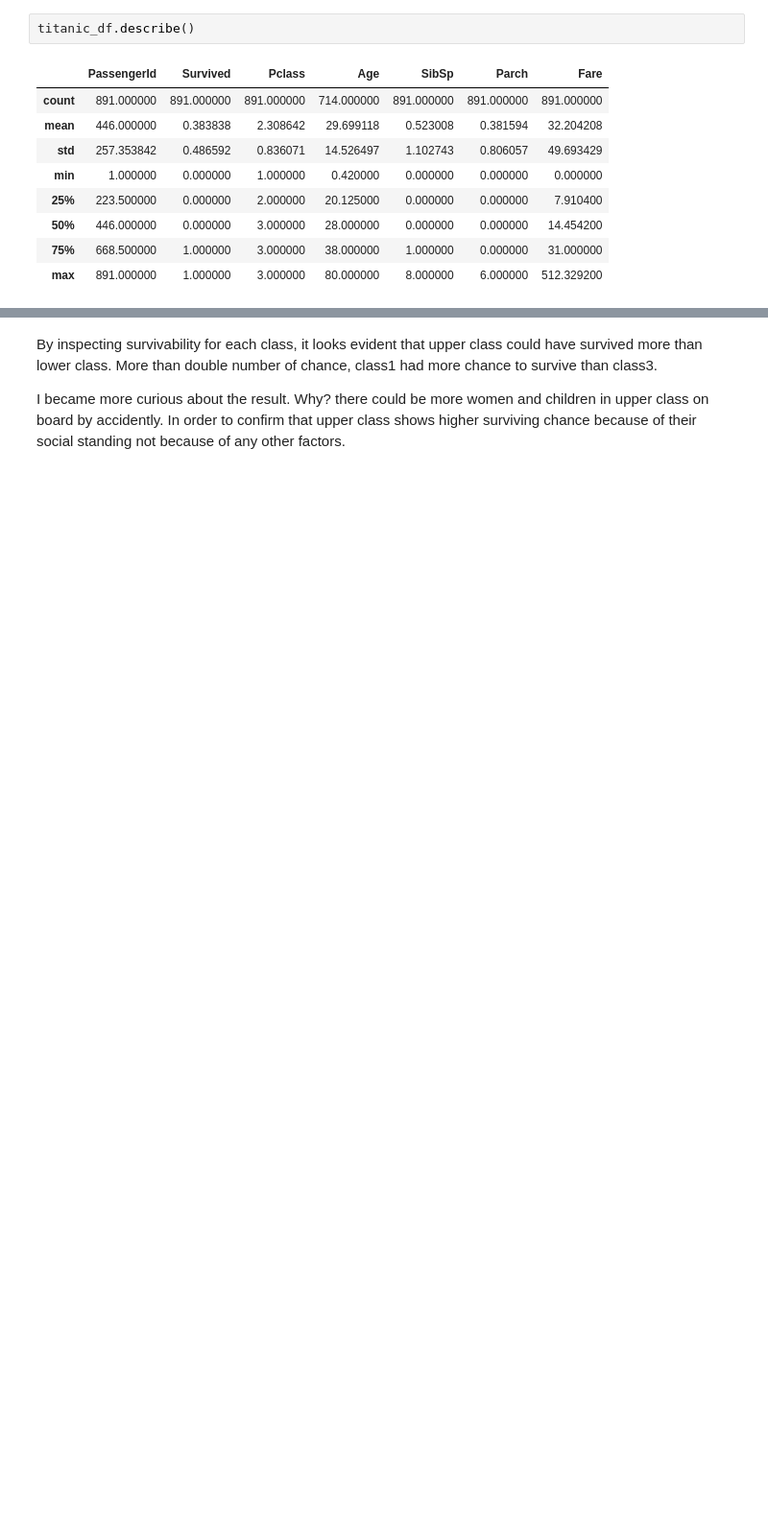
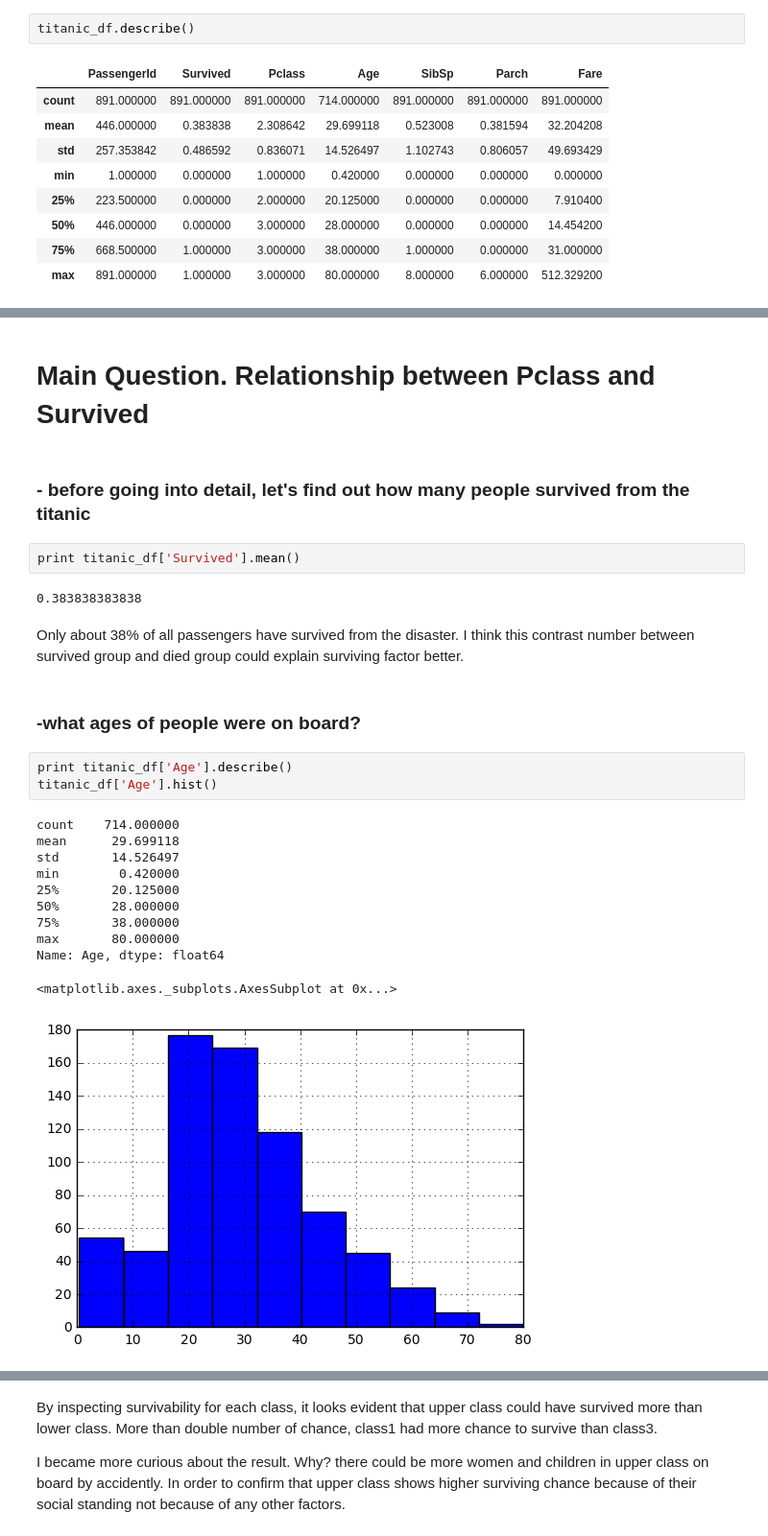
Before and after one commit to deep-diver/Data-Analysis-on-Titanic, a Jupyter notebook: titanic-analysis.ipynb, the cells around one changed output, grey strips where cells are left out. Shown at 96% size. Drawn from its saved outputs; the diff is of its cells as text; blank space fills up the shorter version.

```diff
--- a/titanic-analysis.ipynb
+++ b/titanic-analysis.ipynb
@@ -51,0 +74,27 @@ titanic_df.describe()
+# %% [markdown]
+# Main Question. Relationship between Pclass and Survived
+# %% [markdown]
+### - before going into detail, let's find out how many people survived from the titanic
+# %%
+print titanic_df['Survived'].mean()
+# %% [output]
+0.383838383838
+# %% [markdown]
+Only about 38% of all passengers have survived from the disaster. I think this contrast number between survived group and died group could explain surviving factor better.
+# %% [markdown]
+### -what ages of people were on board?
+# %%
+print titanic_df['Age'].describe()
+titanic_df['Age'].hist()
+# %% [output]
+count    714.000000
+mean      29.699118
+std       14.526497
+min        0.420000
+25%       20.125000
+50%       28.000000
+75%       38.000000
+max       80.000000
+Name: Age, dtype: float64
+<matplotlib.axes._subplots.AxesSubplot at 0x...>
+[figure, added]
```
Also changed, not shown: parts of 11 cells of this notebook.
